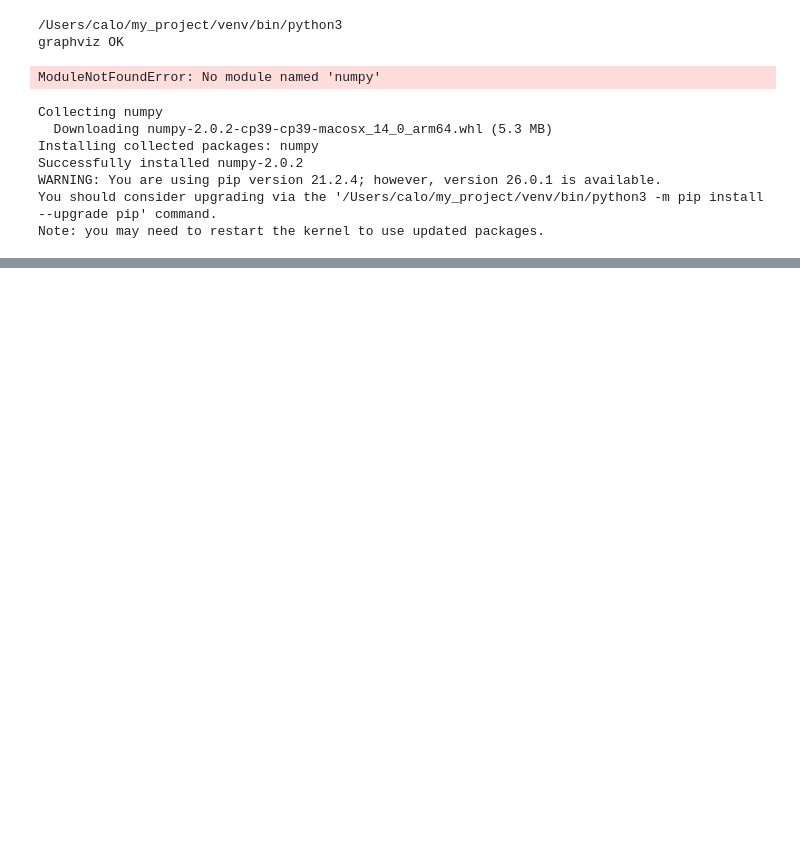
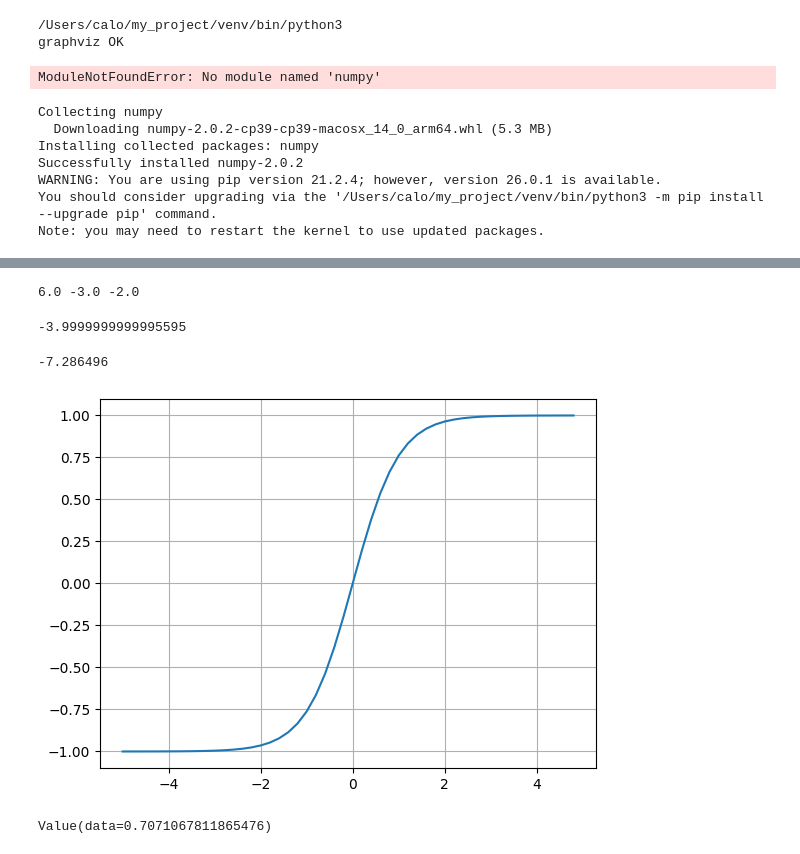
Before and after one commit to calogerofontana/my_project, a Jupyter notebook: micrograd_v0.ipynb, the cells around one changed output, grey strips where cells are left out. Drawn from its saved outputs; the diff is of its cells as text; code cells hidden in the pictures; blank space fills up the shorter version.

```diff
--- a/micrograd_v0.ipynb
+++ b/micrograd_v0.ipynb
@@ -98,2 +113,80 @@ draw_dot(d)  # renders inline automatically in Jupyter
 # %% [output]
 [drawing not drawn]
+# %%
+#grad calculated manually
+L.grad = 1
+d.grad = f.data * L.grad
+f.grad = d.data * L.grad
+e.grad = d.grad * 1.0
+c.grad = d.grad * 1.0
+a.grad = b.data * e.grad
+print(a.grad, b.data, e.grad)
+b.grad = a.data * e.grad
+# %% [output]
+6.0 -3.0 -2.0
+# %%
+#function to manually check the correctness of grad calculation
+def lol():
+
+  h = 0.001
+
+  a = Value(2.0, label='a')
+  b = Value(-3.0, label='b')
+  c = Value(10.0, label='c')
+  e = a*b; e.label = 'e'
+  d = e + c; d.label = 'd'
+  f = Value(-2.0, label='f')
+  L = d * f; L.label = 'L'
+  L1 = L.data
+
+  a = Value(2.0, label='a')
+  b = Value(-3.0, label='b')
+  b.data += h
+  c = Value(10.0, label='c')
+  e = a*b; e.label = 'e'
+  d = e + c; d.label = 'd'
+  f = Value(-2.0, label='f')
+  L = d * f; L.label = 'L'
+  L2 = L.data
+
+  print((L2 - L1)/h)
+
+lol()
+# %% [output]
+-3.9999999999995595
+# %%
+a.data += 0.01 * a.grad
+b.data += 0.01 * b.grad
+c.data += 0.01 * c.grad
+f.data += 0.01 * f.grad
+
+e = a * b
+d = e + c
+L = d * f
+
+print(L.data)
+# %% [output]
+-7.286496
+# %%
+plt.plot(np.arange(-5,5,0.2), np.tanh(np.arange(-5,5,0.2))); plt.grid();
+# %% [output]
+[figure, added]
+# %%
+# inputs x1,x2
+x1 = Value(2.0, label='x1')
+x2 = Value(0.0, label='x2')
+# weights w1,w2
+w1 = Value(-3.0, label='w1')
+w2 = Value(1.0, label='w2')
+# bias of the neuron
+b = Value(6.8813735870195432, label='b')
+# x1*w1 + x2*w2 + b
+x1w1 = x1*w1; x1w1.label = 'x1*w1'
+x2w2 = x2*w2; x2w2.label = 'x2*w2'
+x1w1x2w2 = x1w1 + x2w2; x1w1x2w2.label = 'x1*w1 + x2*w2'
+n = x1w1x2w2 + b; n.label = 'n'
+o = n.tanh(); o.label = 'o'
+
+print(o)
+# %% [output]
+Value(data=0.7071067811865476)
```
Also changed, not shown: parts of 4 cells of this notebook.
